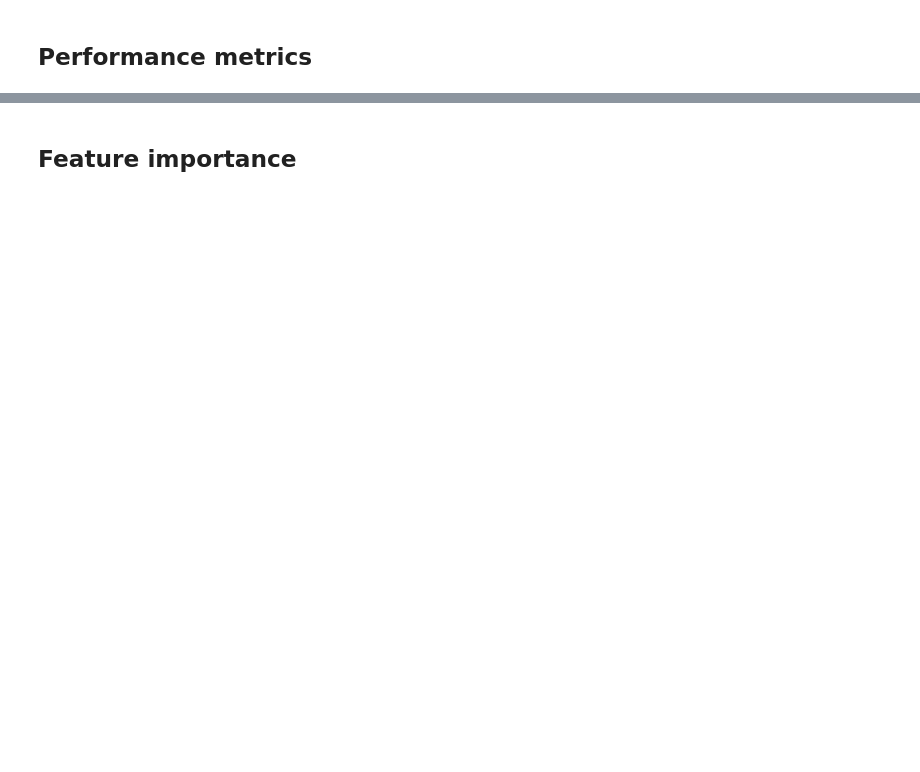
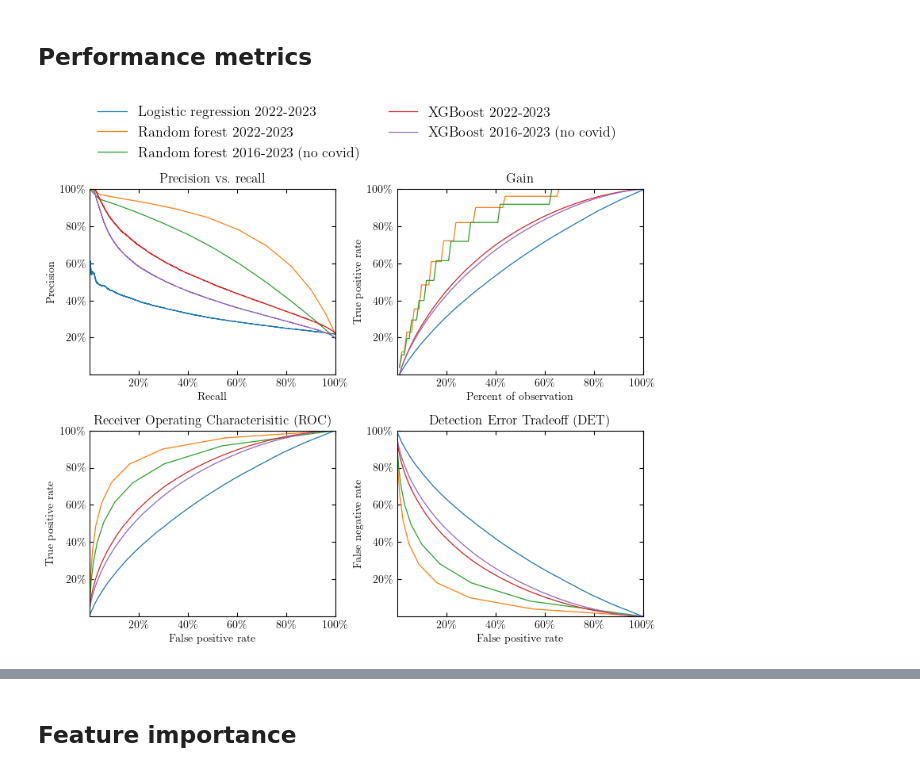
Before and after one commit to simonguichandut/WillMyFlightBeLate, a Jupyter notebook: Notebooks/Classification.ipynb, the cells around one changed output, grey strips where cells are left out. Saved outputs shown, nothing was run; the diff lists cells and outputs as text; code cells hidden in the pictures; blank space fills up the shorter version.

```diff
--- a/Notebooks/Classification.ipynb
+++ b/Notebooks/Classification.ipynb
@@ -266,2 +301,70 @@ Training XG on 2018-2021
 # %% [markdown]
 ## Performance metrics
+# %%
+fig,axes = plt.subplots(2,2,figsize=(9,7))
+fig.subplots_adjust(hspace=0.3,wspace=0.25)
+axes[0][0].set_title('Precision vs. recall')
+axes[0][0].set_xlabel('Recall')
+axes[0][0].set_ylabel('Precision')
+axes[0][1].set_title('Gain')
+axes[0][1].set_xlabel('Percent of observation')
+axes[0][1].set_ylabel('True positive rate')
+axes[1][0].set_title('Receiver Operating Characterisitic (ROC)')
+axes[1][0].set_xlabel('False positive rate')
+axes[1][0].set_ylabel('True positive rate')
+axes[1][1].set_title('Detection Error Tradeoff (DET)')
+axes[1][1].set_xlabel('False positive rate')
+axes[1][1].set_ylabel('False negative rate')
+
+labels = ("Logistic regression 2022-2023",
+          "Random forest 2022-2023", "Random forest 2016-2023 (no covid)",
+          "XGBoost 2022-2023", "XGBoost 2016-2023 (no covid)")
+
+for i, label, y_val, y_pred in zip(range(5), labels,
+                                   [log_reg_y_val[1], y_val1, y_val2, y_val1, y_val2],
+                                   [log_reg_y_pred[1], RF1_y_pred, RF2_y_pred, XG1_y_pred, XG2_y_pred]):
+
+    print(i)
+
+    ls = '-'
+
+    # Precision Recall
+    precision, recall, thresholds = metrics.precision_recall_curve(y_val, y_pred)
+    axes[0][0].plot(recall, precision, ls=ls, lw=0.9, label=labels[i])
+
+    # ROC,DET
+    fpr,tpr,_ = metrics.roc_curve(y_val, y_pred)
+    axes[1][0].plot(fpr, tpr, ls=ls, lw=0.9)
+
+#     fnr = 1-recall # wrong size?
+    fpr,fnr,_ = metrics.det_curve(y_val, y_pred)
+    axes[1][1].plot(fpr, fnr, ls=ls, lw=0.9)
+
+    # Gains plot (following code from Erdos Bootcamp)
+    pred_df = pd.DataFrame({'actual':y_val,'prob':y_pred})
+    ps = [pred_df.prob.quantile(i) for i in np.arange(1, 0, -0.01)] # getting the p cutoffs for quantiles
+    tprs = []
+    for i,p in enumerate(ps):
+        pred = 1*(pred_df.prob.values >= p)
+        ## using the fact the tpr is recall
+        tprs.append(metrics.recall_score(pred_df.actual.values, pred))
+    axes[0][1].plot(np.arange(0.01,1.01,0.01), tprs, ls=ls, lw=0.9)
+
+
+axes[0][1].plot([0,1],[1,1],'k:', lw=0.5)
+
+# axes[0][0].plot([0,1],[1,1],'k:', lw=0.5, label='foo')
+axes[0][0].legend(frameon=False, ncol=2, bbox_to_anchor = (0.5,0.98),
+                  loc="center", bbox_transform=fig.transFigure, fontsize=13)
+
+for ax in axes.ravel():
+    ax.set_xlim([0,1])
+    ax.set_ylim([0,1])
+    ax.set_xticks([0.2,0.4,0.6,0.8,1.0],[r"20\%",r"40\%",r"60\%",r"80\%",r"100\%"])
+    ax.set_yticks([0.2,0.4,0.6,0.8,1.0],[r"20\%",r"40\%",r"60\%",r"80\%",r"100\%"])
+
+# plt.tight_layout()
+fig.savefig("metrics_plot_validation.pdf", bbox_inches='tight')
+plt.show()
+# %% [output]
+[figure, added]
```
Also changed, not shown: parts of 35 cells of this notebook, 1 other file.
